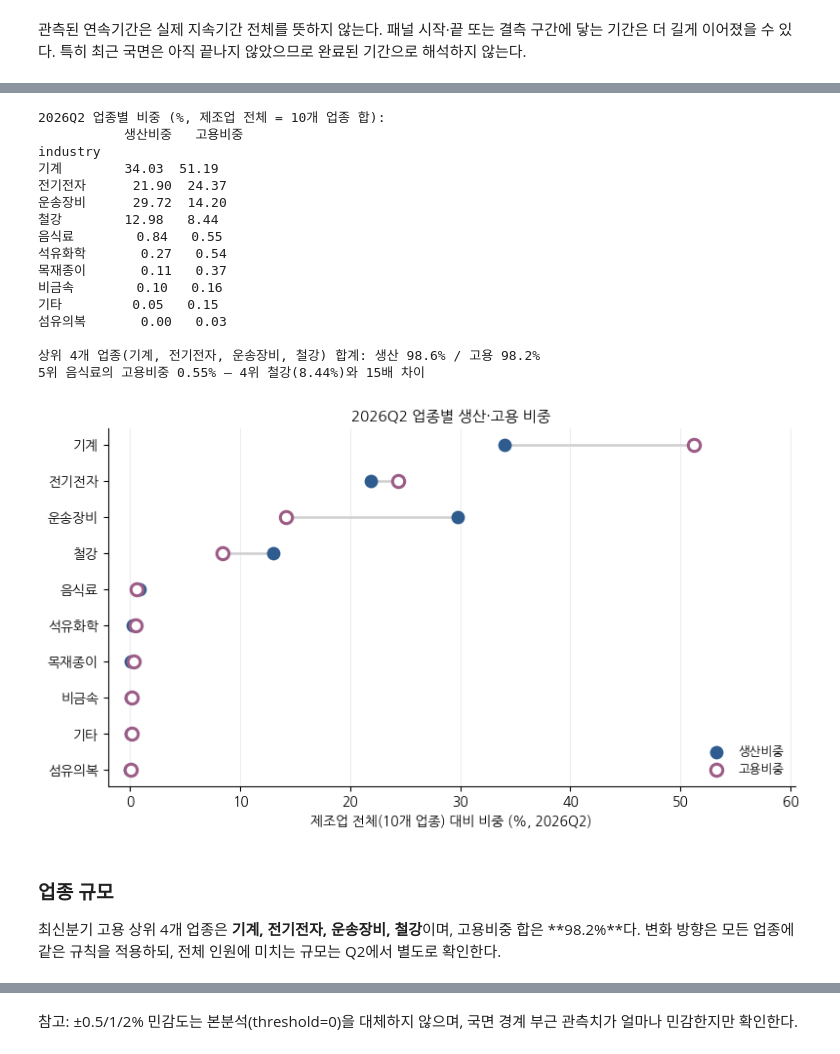
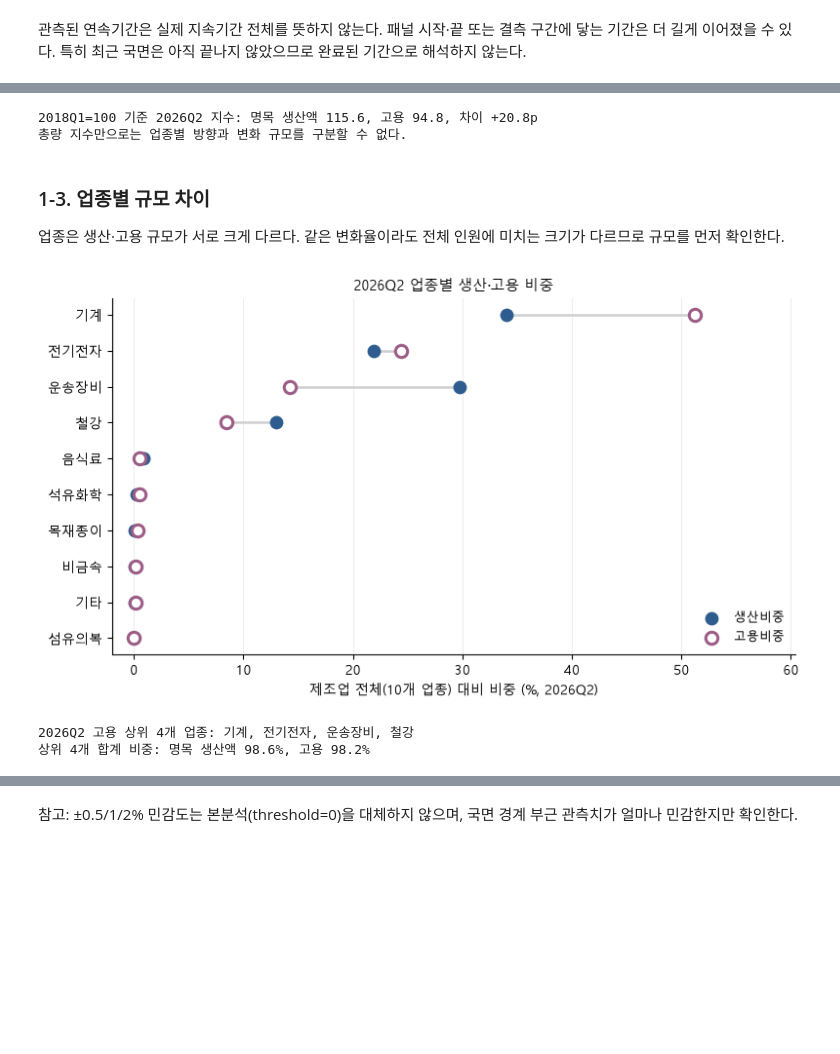
Before and after one commit to lcsvvo/Changwon-Industry-Employment-Monitor, a Jupyter notebook: notebooks/02_eda.ipynb, the cells around one changed output, grey strips where cells are left out. Saved outputs shown, nothing was run; the diff lists cells and outputs as text; code cells hidden in the pictures; blank space fills up the shorter version.

```diff
--- a/notebooks/02_eda.ipynb
+++ b/notebooks/02_eda.ipynb
@@ -517,65 +560,48 @@ print('주의: production_total은 명목 생산액이며 가격효과가 포함
+# %%
+_idx_gap = t.production_idx.iloc[-1] - t.employment_idx.iloc[-1]
+print(f'{t.quarter.iloc[0]}=100 기준 {t.quarter.iloc[-1]} 지수: '
+      f'명목 생산액 {t.production_idx.iloc[-1]:.1f}, 고용 {t.employment_idx.iloc[-1]:.1f}, '
+      f'차이 {_idx_gap:+.1f}p')
+print('총량 지수만으로는 업종별 방향과 변화 규모를 구분할 수 없다.')
+# %% [output]
+2018Q1=100 기준 2026Q2 지수: 명목 생산액 115.6, 고용 94.8, 차이 +20.8p
+총량 지수만으로는 업종별 방향과 변화 규모를 구분할 수 없다.
+# %% [markdown]
+### 1-3. 업종별 규모 차이
+
+업종은 생산·고용 규모가 서로 크게 다르다. 같은 변화율이라도 전체 인원에 미치는 크기가 다르므로 규모를 먼저 확인한다.
 # %%
 cur_lat = state[state.quarter == LATEST].set_index('industry')
 share = pd.DataFrame({
     '생산비중': cur_lat.production / cur_lat.production.sum() * 100,
     '고용비중': cur_lat.employment / cur_lat.employment.sum() * 100,
 }).reindex(IND_ORDER_EMP[::-1])
 
 fig, ax = plt.subplots(figsize=(8, 4.6))
 y = np.arange(len(share))
 for yi, ind in zip(y, share.index):
     p, e = share.loc[ind, '생산비중'], share.loc[ind, '고용비중']
     ax.plot([p, e], [yi, yi], color='#CFCFCF', lw=1.8, zorder=1)
 ax.scatter(share.생산비중, y, color=SERIES_COLORS['production'], s=80, zorder=2, label='생산비중')
 ax.scatter(share.고용비중, y, s=80, zorder=2, label='고용비중',
            facecolor='white', edgecolor=SERIES_COLORS['employment'], linewidth=2.2)
 
 ax.set_yticks(y)
 ax.set_yticklabels(share.index, fontsize=10)
 ax.set_xlabel(f'제조업 전체(10개 업종) 대비 비중 (%, {LATEST})')
 ax.set_xlim(-2, max(share.max()) * 1.18)
 ax.set_title(f'{LATEST} 업종별 생산·고용 비중', fontsize=11)
 ax.legend(loc='lower right', frameon=False, fontsize=9)
 style_ax(ax, ygrid=False, xgrid=True)
 plt.tight_layout()
 save_fig(fig, 'S1_배경_규모비중')
 plt.show()
 
 top4 = IND_ORDER_EMP[:4]
-print(f'{LATEST} 업종별 비중 (%, 제조업 전체 = 10개 업종 합):')
-print(share.sort_values('고용비중', ascending=False).round(2).to_string())
-print()
-print(f'상위 4개 업종({", ".join(top4)}) 합계: '
-      f'생산 {share.loc[top4, "생산비중"].sum():.1f}% / 고용 {share.loc[top4, "고용비중"].sum():.1f}%')
-print(f'5위 {IND_ORDER_EMP[4]}의 고용비중 {share.loc[IND_ORDER_EMP[4], "고용비중"]:.2f}% — '
-      f'4위 {IND_ORDER_EMP[3]}({share.loc[IND_ORDER_EMP[3], "고용비중"]:.2f}%)와 '
-      f'{share.loc[IND_ORDER_EMP[3], "고용비중"] / share.loc[IND_ORDER_EMP[4], "고용비중"]:.0f}배 차이')
+print(f'{LATEST} 고용 상위 {len(top4)}개 업종: {", ".join(top4)}')
+print(f'상위 {len(top4)}개 합계 비중: 명목 생산액 {share.loc[top4, "생산비중"].sum():.1f}%, '
+      f'고용 {share.loc[top4, "고용비중"].sum():.1f}%')
 # %% [output]
+[figure, new version]
-2026Q2 업종별 비중 (%, 제조업 전체 = 10개 업종 합):
-           생산비중   고용비중
-industry
-기계        34.03  51.19
-전기전자      21.90  24.37
-운송장비      29.72  14.20
-철강        12.98   8.44
-음식료        0.84   0.55
-석유화학       0.27   0.54
-목재종이       0.11   0.37
-비금속        0.10   0.16
-기타         0.05   0.15
-섬유의복       0.00   0.03
-
-상위 4개 업종(기계, 전기전자, 운송장비, 철강) 합계: 생산 98.6% / 고용 98.2%
-5위 음식료의 고용비중 0.55% — 4위 철강(8.44%)와 15배 차이
+2026Q2 고용 상위 4개 업종: 기계, 전기전자, 운송장비, 철강
+상위 4개 합계 비중: 명목 생산액 98.6%, 고용 98.2%
-[figure, old version]
-# %%
-display(Markdown(f"""### 업종 규모
-
-최신분기 고용 상위 {len(top4)}개 업종은 **{', '.join(top4)}**이며, 고용비중 합은 **{share.loc[top4, '고용비중'].sum():.1f}%**다.
-변화 방향은 모든 업종에 같은 규칙을 적용하되, 전체 인원에 미치는 규모는 Q2에서 별도로 확인한다.
-"""))
-# %% [output]
-### 업종 규모
-
-최신분기 고용 상위 4개 업종은 **기계, 전기전자, 운송장비, 철강**이며, 고용비중 합은 **98.2%**다.
-변화 방향은 모든 업종에 같은 규칙을 적용하되, 전체 인원에 미치는 규모는 Q2에서 별도로 확인한다.
```
Also changed, not shown: parts of 64 cells of this notebook, 2 other files.
